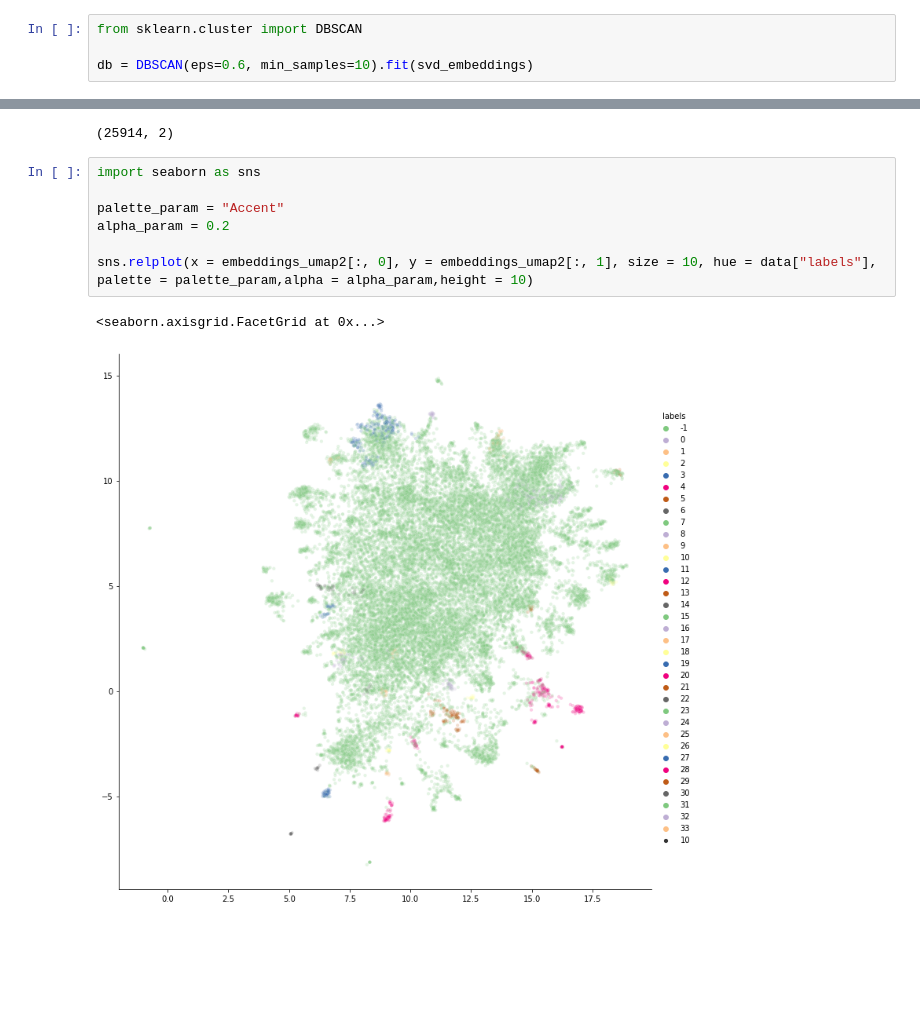
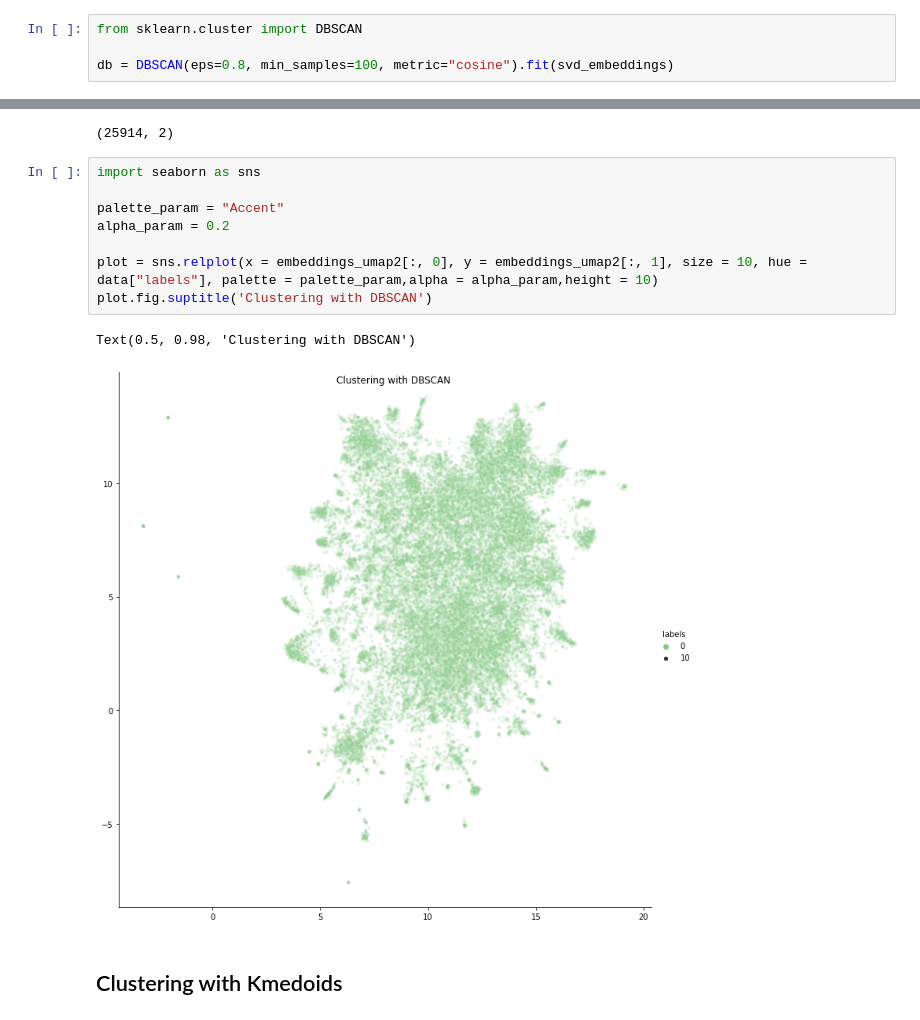
Before and after one commit to isaschm/topic-models-and-word-embeddings, a Jupyter notebook: text_embeddings.ipynb, the cells around one changed output, grey strips where cells are left out. Cells and saved outputs as stored; diff of their text form; blank space fills up the shorter version.

Commit message:
Hyperparameter tuning DBSCAN

```diff
--- a/text_embeddings.ipynb
+++ b/text_embeddings.ipynb
@@ -268,7 +270,7 @@ DBSCAN Parameter:
 # %%
 from sklearn.cluster import DBSCAN
 
-db = DBSCAN(eps=0.6, min_samples=10).fit(svd_embeddings)
+db = DBSCAN(eps=0.8, min_samples=100, metric="cosine").fit(svd_embeddings)
 # %%
 db
 # %% [output]
@@ -316,10 +302,13 @@ embeddings_umap2.shape
 # %%
 import seaborn as sns
 
 palette_param = "Accent"
 alpha_param = 0.2
 
-sns.relplot(x = embeddings_umap2[:, 0], y = embeddings_umap2[:, 1], size = 10, hue = data["labels"], palette = palette_param,alpha = alpha_param,height = 10)
+plot = sns.relplot(x = embeddings_umap2[:, 0], y = embeddings_umap2[:, 1], size = 10, hue = data["labels"], palette = palette_param,alpha = alpha_param,height = 10)
+plot.fig.suptitle('Clustering with DBSCAN')
 # %% [output]
-<seaborn.axisgrid.FacetGrid at 0x...>
+Text(0.5, 0.98, 'Clustering with DBSCAN')
-[figure, old version]
+[figure, new version]
+# %% [markdown]
+## Clustering with Kmedoids
```
Also changed, not shown: parts of 7 cells of this notebook.
